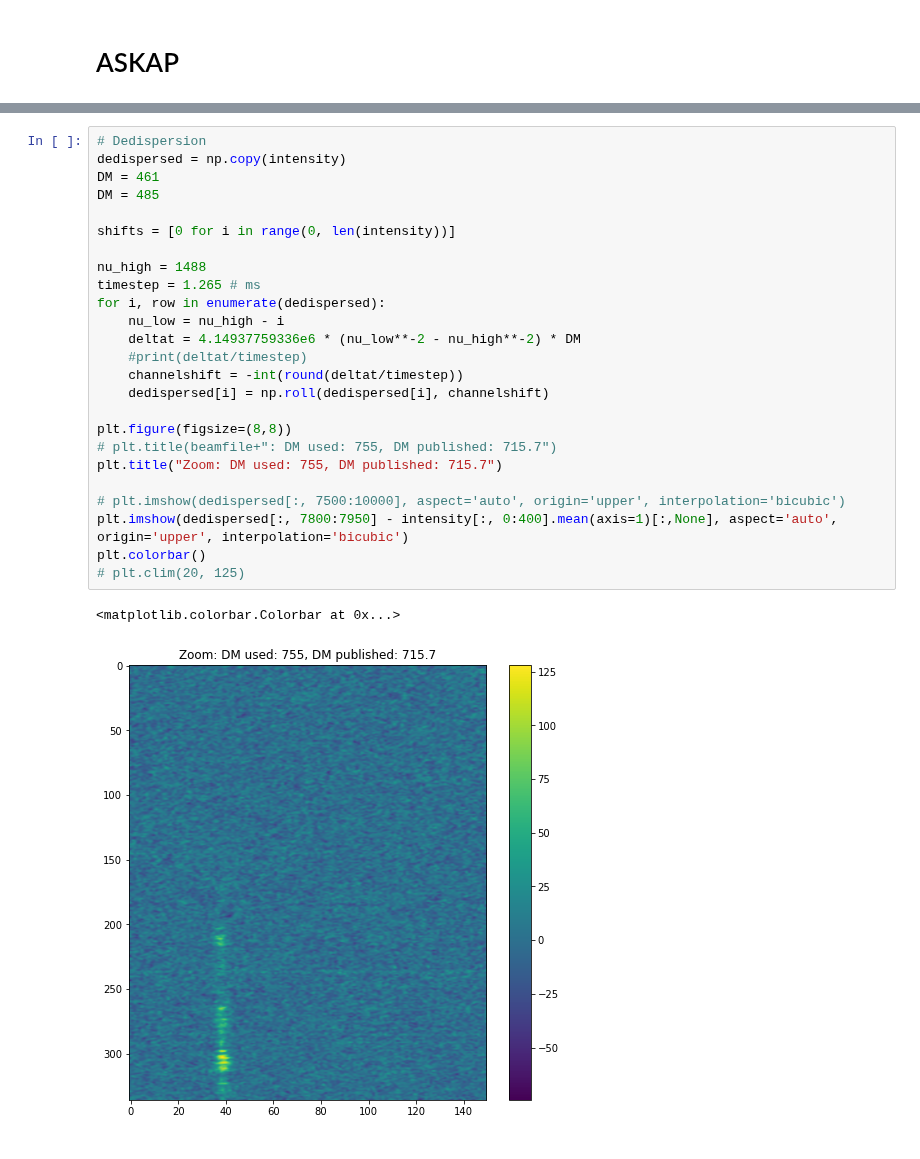
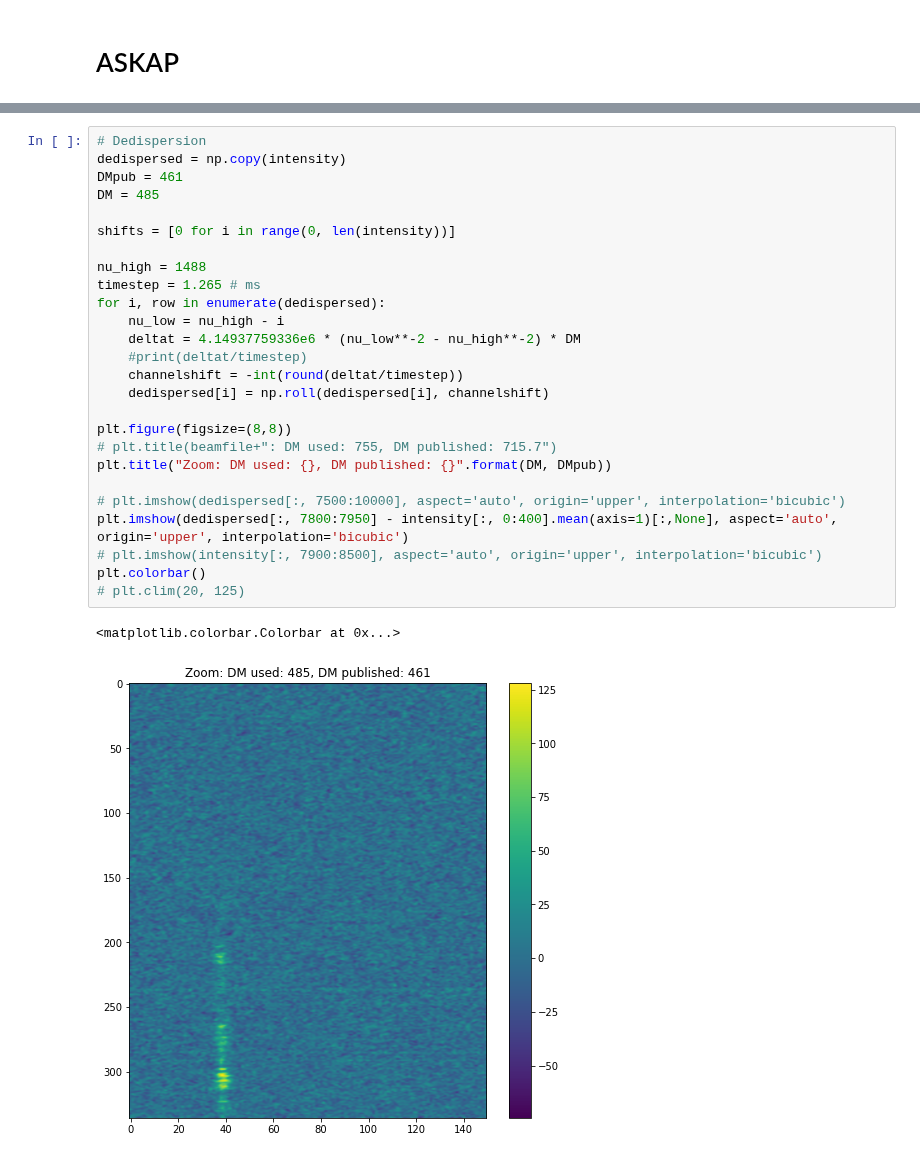
Before and after one commit to mef51/subdriftlaw, a Jupyter notebook: universal/ASKAP_171019.ipynb, the cells around one changed output, grey strips where cells are left out. Drawn from its saved outputs; the diff is of its cells as text.

```diff
--- a/universal/ASKAP_171019.ipynb
+++ b/universal/ASKAP_171019.ipynb
@@ -40,28 +56,29 @@ for beamfile in tqdm(beamfiles):
 # %%
 # Dedispersion
 dedispersed = np.copy(intensity)
-DM = 461
+DMpub = 461
 DM = 485
 
 shifts = [0 for i in range(0, len(intensity))]
 
 nu_high = 1488
 timestep = 1.265 # ms
 for i, row in enumerate(dedispersed):
     nu_low = nu_high - i
     deltat = 4.14937759336e6 * (nu_low**-2 - nu_high**-2) * DM
     #print(deltat/timestep)
     channelshift = -int(round(deltat/timestep))
     dedispersed[i] = np.roll(dedispersed[i], channelshift)
 
 plt.figure(figsize=(8,8))
 # plt.title(beamfile+": DM used: 755, DM published: 715.7")
-plt.title("Zoom: DM used: 755, DM published: 715.7")
+plt.title("Zoom: DM used: {}, DM published: {}".format(DM, DMpub))
 
 # plt.imshow(dedispersed[:, 7500:10000], aspect='auto', origin='upper', interpolation='bicubic')
 plt.imshow(dedispersed[:, 7800:7950] - intensity[:, 0:400].mean(axis=1)[:,None], aspect='auto', origin='upper', interpolation='bicubic')
+# plt.imshow(intensity[:, 7900:8500], aspect='auto', origin='upper', interpolation='bicubic')
 plt.colorbar()
 # plt.clim(20, 125)
 # %% [output]
 <matplotlib.colorbar.Colorbar at 0x...>
-[figure, old version]
+[figure, new version]
```
Also changed, not shown: parts of 2 cells of this notebook, 7 other files.
